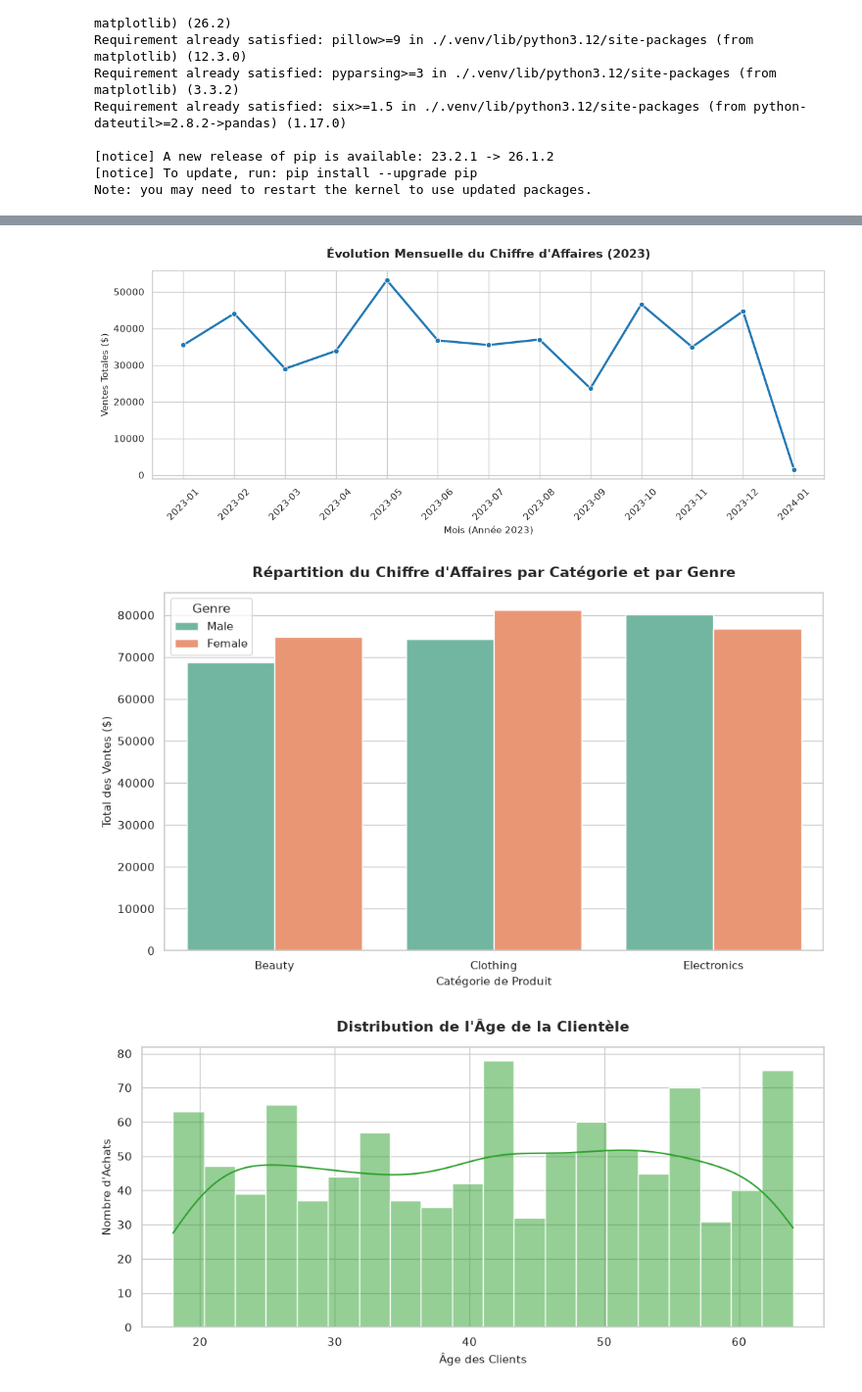
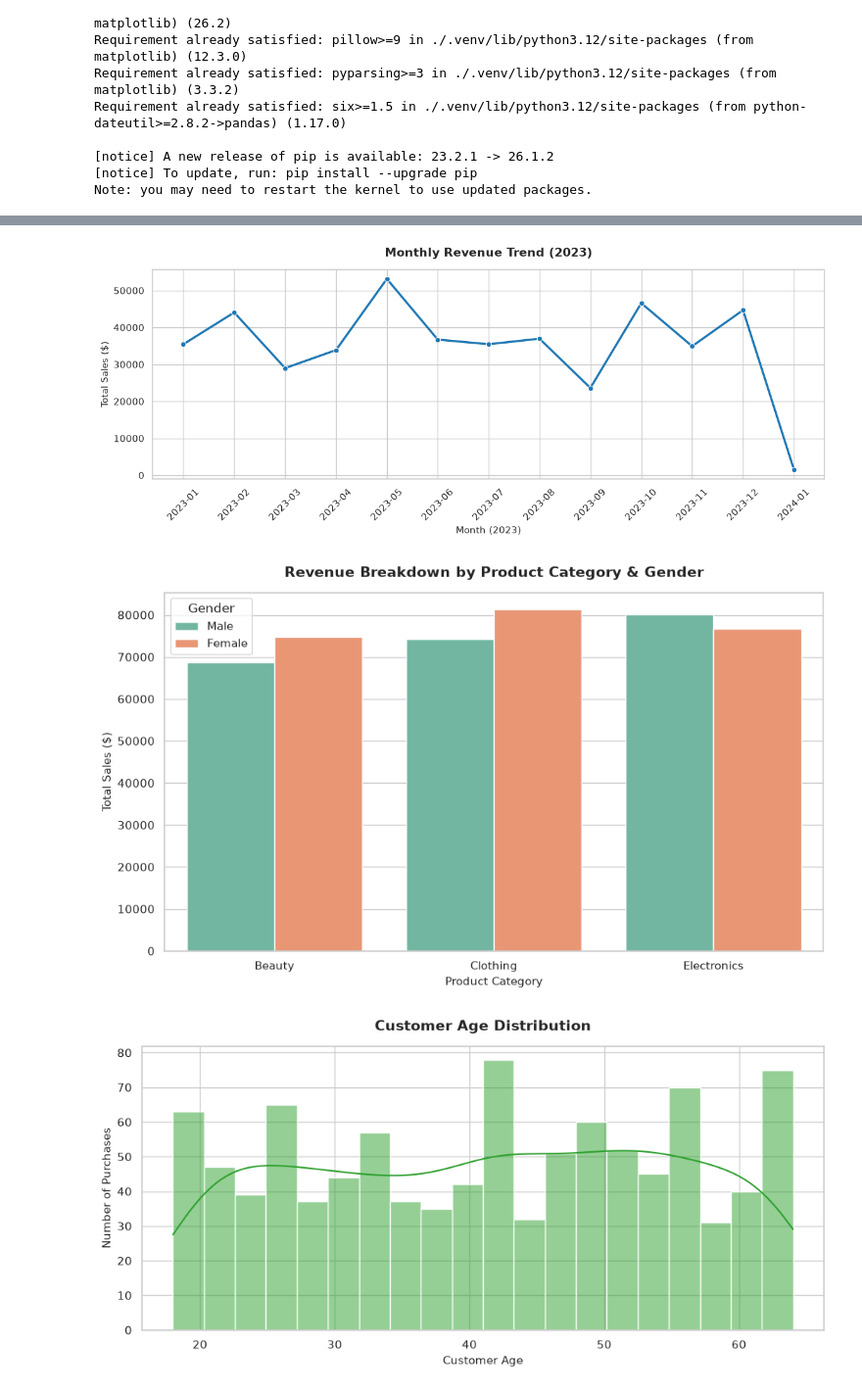
Before and after one commit to younha-jl/data-analysis-ecommerce, a Jupyter notebook: notebook.ipynb, the cells around one changed output, grey strips where cells are left out. Shown at 98% size. Cells and saved outputs as stored; diff of their text form; code cells hidden in the pictures.

```diff
--- a/notebook.ipynb
+++ b/notebook.ipynb
@@ -83,0 +68,12 @@ Données prêtes pour l'analyse !
+# %%
+#Convert Date column to datetime format
+df['Date'] = pd.to_datetime(df['Date'])
+
+#Check for duplicate rows
+duplicates = df.duplicated().sum()
+print(f"Number of duplicate rows: {duplicates}")
+
+#Extract Month and Year for time-series analysis
+df['Month_Year'] = df['Date'].dt.to_period('M')
+
+print("\nData successfully cleaned and prepared for analysis!")
@@ -152,88 +110,86 @@ plt.show()
 # %%
 import os
 
-# 0. S'assurer que le dossier pour GitHub existe
+# 0. Ensure the visuals folder exists
 os.makedirs('visuals', exist_ok=True)
 
-# On configure un style propre pour les graphiques
-sns.set_theme(style="whitegrid")
+# Configure default chart size
 plt.rcParams['figure.figsize'] = (12, 6)
 
 # ==========================================
-# GRAPH_A : Évolution mensuelle du Chiffre d'Affaires
+# CHART A: Monthly Revenue Trend
 # ==========================================
 plt.figure(figsize=(12, 5))
 
-# Groupement par mois (nécessite que la colonne 'Date' soit convertie)
-df['Mois_Annee'] = df['Date'].dt.to_period('M')
-evol_ventes = df.groupby('Mois_Annee')['Total Amount'].sum().reset_index()
-evol_ventes['Mois_Annee'] = evol_ventes['Mois_Annee'].astype(str)
+# Grouping data by month
+sales_trend = df.groupby('Month_Year')['Total Amount'].sum().reset_index()
+sales_trend['Month_Year'] = sales_trend['Month_Year'].astype(str)
 
-# Création de la courbe
+# Plotting the line chart
 sns.lineplot(
-    data=evol_ventes,
-    x='Mois_Annee',
+    data=sales_trend,
+    x='Month_Year',
     y='Total Amount',
     marker='o',
     color='#1f77b4',
     linewidth=2.5
 )
 
-plt.title("Évolution Mensuelle du Chiffre d'Affaires (2023)", fontsize=14, fontweight='bold', pad=15)
-plt.xlabel("Mois (Année 2023)", fontsize=11)
-plt.ylabel("Ventes Totales ($)", fontsize=11)
+plt.title("Monthly Revenue Trend (2023)", fontsize=14, fontweight='bold', pad=15)
+plt.xlabel("Month (2023)", fontsize=11)
+plt.ylabel("Total Sales ($)", fontsize=11)
 plt.xticks(rotation=45)
 plt.tight_layout()
 
-# Sauvegarde de l'image pour ton GitHub
+# Save image for GitHub
 plt.savefig('visuals/01_evolution_ventes.png', dpi=300)
 plt.show()
 
 
 # ==========================================
-# GRAPH_B : Ventes par Catégorie et par Genre
+# CHART B: Revenue by Category and Gender
 # ==========================================
 plt.figure(figsize=(10, 6))
 
-# Graphique à barres croisé (Produit vs Genre)
+# Plotting the grouped bar chart
 sns.barplot(
     data=df,
     x='Product Category',
     y='Total Amount',
     hue='Gender',
     estimator=sum,
     errorbar=None,
     palette='Set2'
 )
 
-plt.title("Répartition du Chiffre d'Affaires par Catégorie et par Genre", fontsize=14, fontweight='bold', pad=15)
-plt.xlabel("Catégorie de Produit", fontsize=11)
-plt.ylabel("Total des Ventes ($)", fontsize=11)
-plt.legend(title="Genre")
+plt.title("Revenue Breakdown by Product Category & Gender", fontsize=14, fontweight='bold', pad=15)
+plt.xlabel("Product Category", fontsize=11)
+plt.ylabel("Total Sales ($)", fontsize=11)
+plt.legend(title="Gender")
 plt.tight_layout()
 
-# Sauvegarde de l'image
+# Save image for GitHub
 plt.savefig('visuals/02_ventes_par_categorie_genre.png', dpi=300)
 plt.show()
 
 
 # ==========================================
-# GRAPH_C (Bonus Portfolio) : Distribution des Âges des Clients
+# CHART C: Customer Age Distribution
 # ==========================================
 plt.figure(figsize=(10, 5))
 
-# Un histogramme avec une courbe de densité pour montrer la structure de la clientèle
+# Plotting the histogram with a Kernel Density Estimate (KDE) line
 sns.histplot(data=df, x='Age', kde=True, color='#2ca02c', bins=20)
 
-plt.title("Distribution de l'Âge de la Clientèle", fontsize=14, fontweight='bold', pad=15)
-plt.xlabel("Âge des Clients", fontsize=11)
-plt.ylabel("Nombre d'Achats", fontsize=11)
+plt.title("Customer Age Distribution", fontsize=14, fontweight='bold', pad=15)
+plt.xlabel("Customer Age", fontsize=11)
+plt.ylabel("Number of Purchases", fontsize=11)
 plt.tight_layout()
 
-# Sauvegarde de l'image
+# Save image for GitHub
 plt.savefig('visuals/03_distribution_age.png', dpi=300)
 plt.show()
 # %% [output]
-[figure, old version]
+[figure, new version]
-[figure, old version]
+[figure, new version]
-[figure, old version]
+[figure, new version]
```
Also changed, not shown: parts of 15 cells of this notebook, 3 other files.
